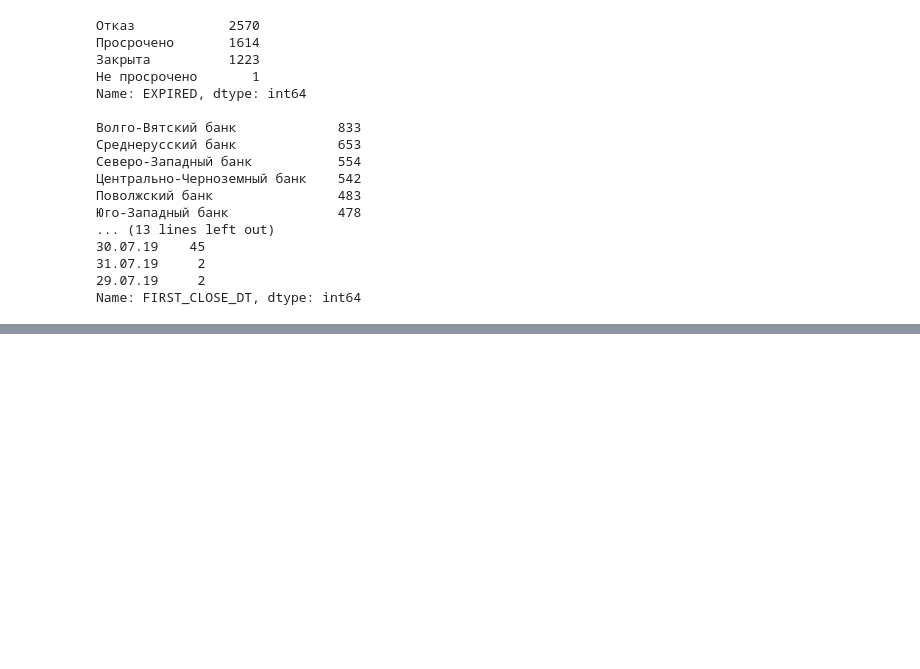
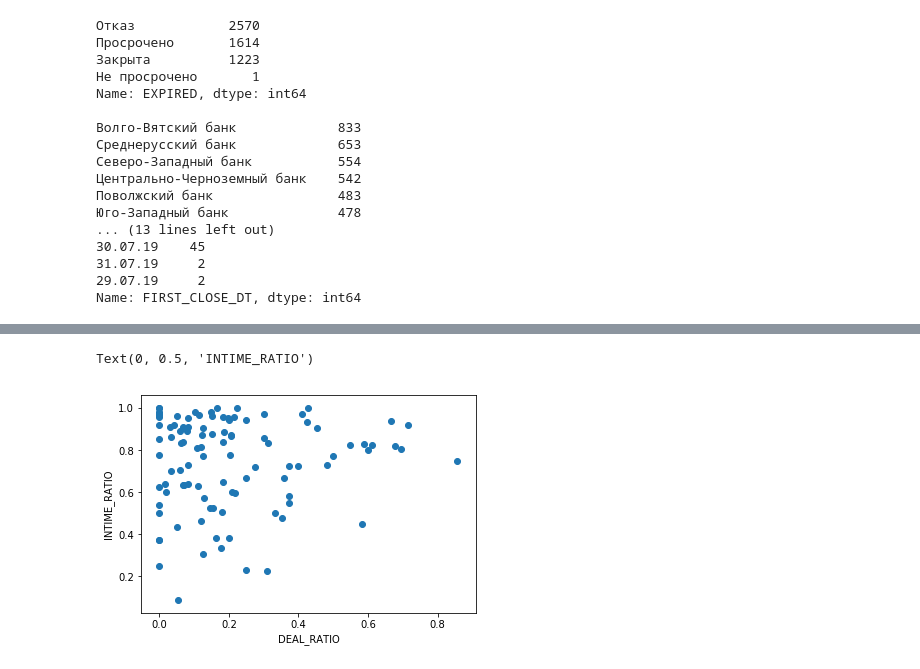
Before and after one commit to daniilstv/math, a Jupyter notebook: teorver_project.ipynb, the cells around one changed output, grey strips where cells are left out. Cells and saved outputs as stored; diff of their text form; code cells hidden in the pictures; blank space fills up the shorter version.

```diff
--- a/teorver_project.ipynb
+++ b/teorver_project.ipynb
@@ -155 +127,8 @@ plt.scatter(df1["DEAL_RATIO"],df1["COUNT_SUB_ISSUE"])
+# %%
+plt.scatter(df["DEAL_RATIO"],df["INTIME_RATIO"])
+plt.xlabel("DEAL_RATIO")
+plt.ylabel("INTIME_RATIO")
+# %% [output]
+Text(0, 0.5, 'INTIME_RATIO')
+[figure, added]
 # %%
```
Also changed, not shown: parts of 11 cells of this notebook.
